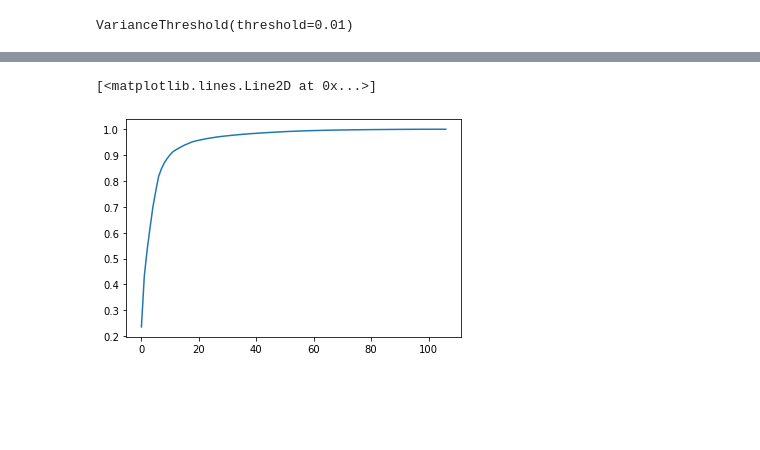
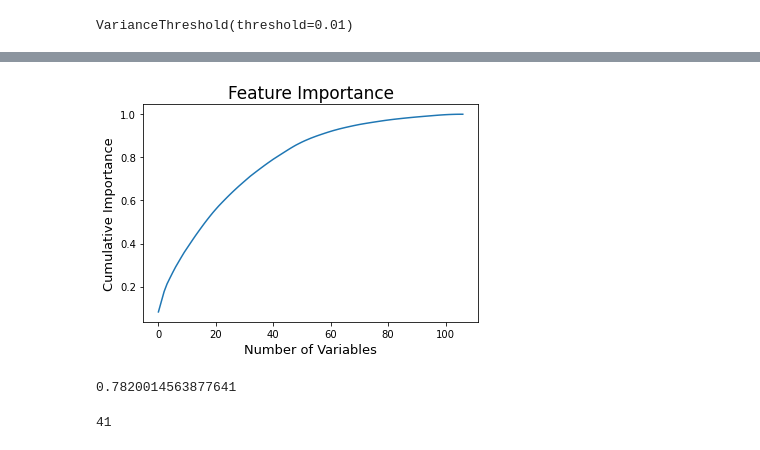
Before and after one commit to toriwang24/M148, a Jupyter notebook: feature_selection.ipynb, the cells around one changed output, grey strips where cells are left out. Cells and saved outputs as stored; diff of their text form; code cells hidden in the pictures; blank space fills up the shorter version.

```diff
--- a/feature_selection.ipynb
+++ b/feature_selection.ipynb
@@ -366,5 +431,5 @@ numerical_columns = X_train_numerical.columns.to_list()
 # %%
-#Transform categorical varaibles to target encoded
+#encode categorical varaibles with leave one out encoder
 
 #first format target variable
 
@@ -372,9 +437,9 @@ ord_enc = OrdinalEncoder()
 
 y_train_transformed = ord_enc.fit_transform(y_train.to_numpy().reshape(-1,1))
 
-#then fit target encoder
+#then fit leave one out encoder
 
-targ_enc = TargetEncoder(handle_unknown = 'value')
+targ_enc = LeaveOneOutEncoder()
 
 targ_enc.fit(X_train_categorical, y_train_transformed)
 
@@ -398,11 +465,11 @@ X_test_numerical_transformed = scaler.transform(X_test_numerical)
 # %%
 #fill NAs for numerical
 
-X_train_numerical_transformed = pd.DataFrame(X_train_numerical_transformed, columns = numerical_columns)
+X_train_numerical_transformed = pd.DataFrame(X_train_numerical_transformed, columns = X_train_numerical.columns.to_list())
 
 X_train_numerical_transformed = X_train_numerical_transformed.fillna(-999)
 
-X_test_numerical_transformed = pd.DataFrame(X_test_numerical_transformed)
+X_test_numerical_transformed = pd.DataFrame(X_test_numerical_transformed, columns = X_train_numerical.columns.to_list())
 
 X_test_numerical_transformed = X_test_numerical_transformed.fillna(-999)
 # %%
@@ -473,22 +522,20 @@ plt.show()
 feat_list = []
 
 total_importance = 0
-# Print the name and gini importance of each feature
-for feature in zip(df_third_subset.iloc[:,1:].columns, clf.feature_importances_):
+
+# Get the name and MDI importance of each feature
+
+for feature in zip(X_train_categorical.columns.append(X_train_numerical.columns), clf.feature_importances_):
     feat_list.append(feature)
     total_importance += feature[1]
 
-included_feats = []
-# Print the name and gini importance of each feature
-for feature in zip(df_third_subset.iloc[:,1:].columns, clf.feature_importances_):
-    if feature[1] > .05:
-        included_feats.append(feature[0])
+# create DataFrame sorted with most important features and with cumulative sum of importances
 
-print('\n',"Cumulative Importance =", total_importance)
-
-# create DataFrame using data
 df_imp = pd.DataFrame(feat_list, columns =['FEATURE', 'IMPORTANCE']).sort_values(by='IMPORTANCE', ascending=False)
 df_imp['CUMSUM'] = df_imp['IMPORTANCE'].cumsum()
 
-df_imp.head(20)
+
+#top 5 feature importances
+
+df_imp.head(5)
 # %% [output]
@@ -513,11 +548,21 @@ df_imp.head(20)
 # %%
 #plot to see how many variables we should take
 
-#curve flattens at around 40 and it becomes diminishing returns
+#curve flattens at around 40 and it becomes diminishing returns so 40 is a good number
 
-#can do cutoff earlier too if computation is too much
+#accounts for about 80% of importance
 
 plt.plot(range(0,len(df_imp),1), df_imp['CUMSUM'])
+
+plt.title("Feature Importance", fontsize = 17)
+plt.xlabel('Number of Variables', fontsize = 13)
+plt.ylabel('Cumulative Importance', fontsize = 13)
+
+ax.tick_params(axis='both', which='major', labelsize=20)
+ax.tick_params(axis='both', which='minor', labelsize=20)
+
+plt.savefig("feature_importance")
+
+plt.show()
 # %% [output]
-[<matplotlib.lines.Line2D at 0x...>]
-[figure, old version]
+[figure, new version]
@@ -523,0 +573,14 @@ plt.plot(range(0,len(df_imp),1), df_imp['CUMSUM'])
+# %%
+#proportion of importance accounted for by top 40 variables
+
+df_imp['CUMSUM'].iloc[39]
+# %% [output]
+0.7820014563877641
+# %%
+#how many features remain after feature importance subsetting
+
+#minus 1 for target
+
+len(features)
+# %% [output]
+41
```
Also changed, not shown: parts of 57 cells of this notebook.
